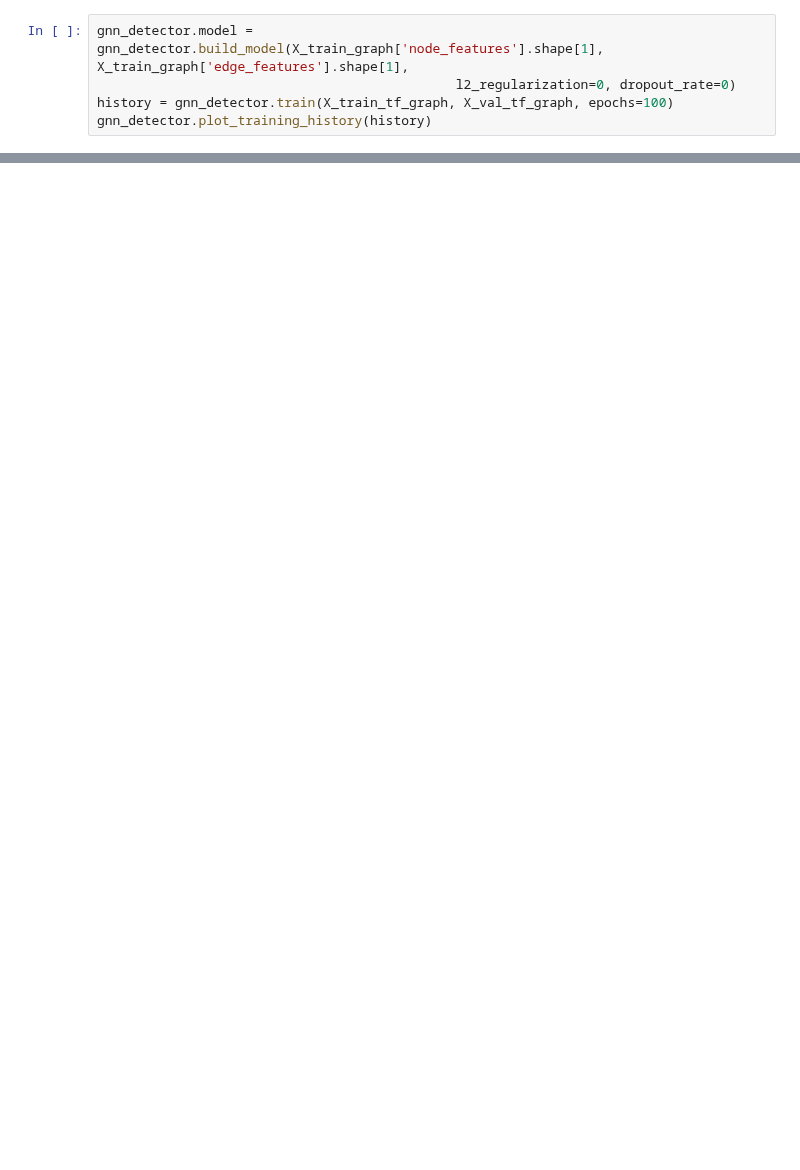
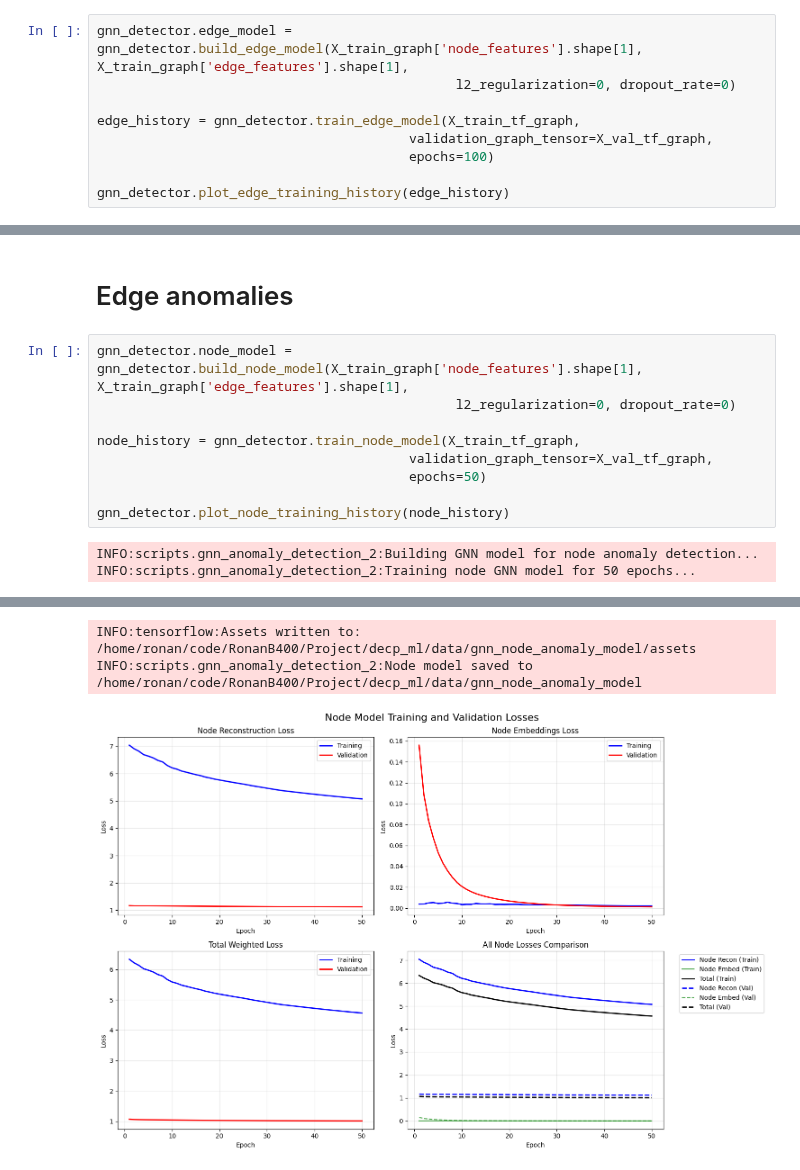
Before and after one commit to RonanB400/decp_ml, a Jupyter notebook: notebooks/RBE_GNN_2.ipynb, the cells around one changed output, grey strips where cells are left out. Cells and saved outputs as stored; diff of their text form; blank space fills up the shorter version.

```diff
--- a/notebooks/RBE_GNN_2.ipynb
+++ b/notebooks/RBE_GNN_2.ipynb
@@ -105,6 +145,10 @@ INFO:scripts.gnn_anomaly_detection:Creating TensorFlow GNN graph...
 # %%
-gnn_detector.model = gnn_detector.build_model(X_train_graph['node_features'].shape[1], X_train_graph['edge_features'].shape[1],
+gnn_detector.edge_model = gnn_detector.build_edge_model(X_train_graph['node_features'].shape[1], X_train_graph['edge_features'].shape[1],
                                               l2_regularization=0, dropout_rate=0)
-history = gnn_detector.train(X_train_tf_graph, X_val_tf_graph, epochs=100)
-gnn_detector.plot_training_history(history)
+
+edge_history = gnn_detector.train_edge_model(X_train_tf_graph,
+                                        validation_graph_tensor=X_val_tf_graph,
+                                        epochs=100)
+
+gnn_detector.plot_edge_training_history(edge_history)
 # %% [output]
@@ -151,0 +170,14 @@ Training vs Validation Analysis:
+# %% [markdown]
+# Edge anomalies
+# %%
+gnn_detector.node_model = gnn_detector.build_node_model(X_train_graph['node_features'].shape[1], X_train_graph['edge_features'].shape[1],
+                                              l2_regularization=0, dropout_rate=0)
+
+node_history = gnn_detector.train_node_model(X_train_tf_graph,
+                                        validation_graph_tensor=X_val_tf_graph,
+                                        epochs=50)
+
+gnn_detector.plot_node_training_history(node_history)
+# %% [output]
+INFO:scripts.gnn_anomaly_detection_2:Building GNN model for node anomaly detection...
+INFO:scripts.gnn_anomaly_detection_2:Training node GNN model for 50 epochs...
@@ -151,0 +201,3 @@ Training vs Validation Analysis:
+INFO:tensorflow:Assets written to: /home/ronan/code/RonanB400/Project/decp_ml/data/gnn_node_anomaly_model/assets
+INFO:scripts.gnn_anomaly_detection_2:Node model saved to /home/ronan/code/RonanB400/Project/decp_ml/data/gnn_node_anomaly_model
+[figure, added]
```
Also changed, not shown: parts of 14 cells of this notebook, 8 other files.
